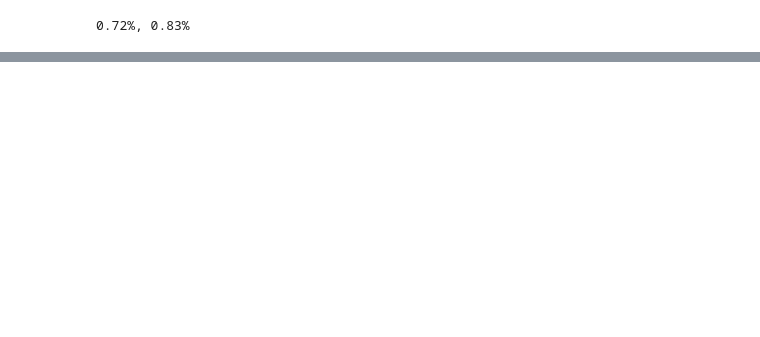
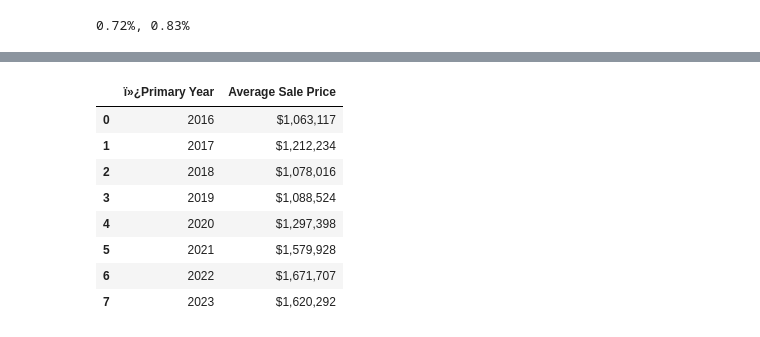
Before and after one commit to MaisieDeGraaf/oakville-housing-analysis, a Jupyter notebook: Code-Pooja/Housing.ipynb, the cells around one changed output, grey strips where cells are left out. Saved outputs shown, nothing was run; the diff lists cells and outputs as text; code cells hidden in the pictures; blank space fills up the shorter version.

```diff
--- a/Code-Pooja/Housing.ipynb
+++ b/Code-Pooja/Housing.ipynb
@@ -162,0 +189,17 @@ Oakville_df
+# %%
+#Avg Sale Price
+file2 = Path("Resources/Oakville_Avg_Sale_Price.csv")
+
+#Read the csv file
+avg_sale_price = pd.read_csv(file2, encoding = "ISO-8859-1")
+avg_sale_price
+# %% [output]
+|  | ï»¿Primary Year | Average Sale Price |
+| 0 | 2016 | $1,063,117 |
+| 1 | 2017 | $1,212,234 |
+| 2 | 2018 | $1,078,016 |
+| 3 | 2019 | $1,088,524 |
+| 4 | 2020 | $1,297,398 |
+| 5 | 2021 | $1,579,928 |
+| 6 | 2022 | $1,671,707 |
+| 7 | 2023 | $1,620,292 |
```
Also changed, not shown: parts of 19 cells of this notebook, 4 other files.
